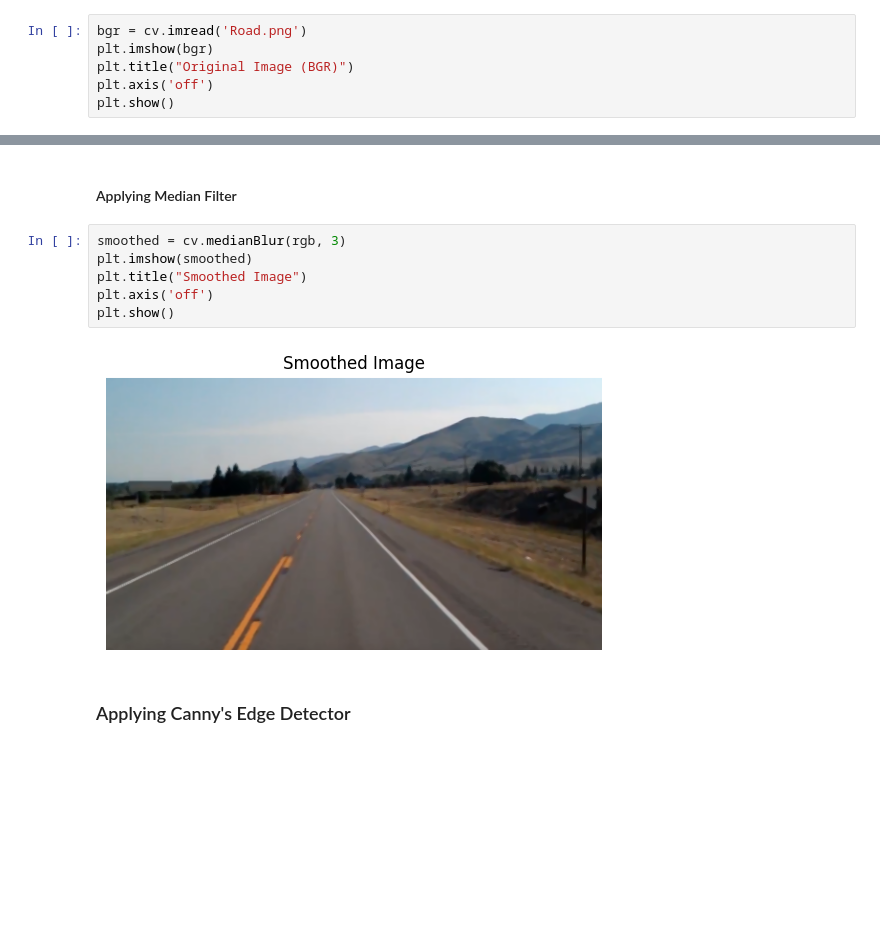
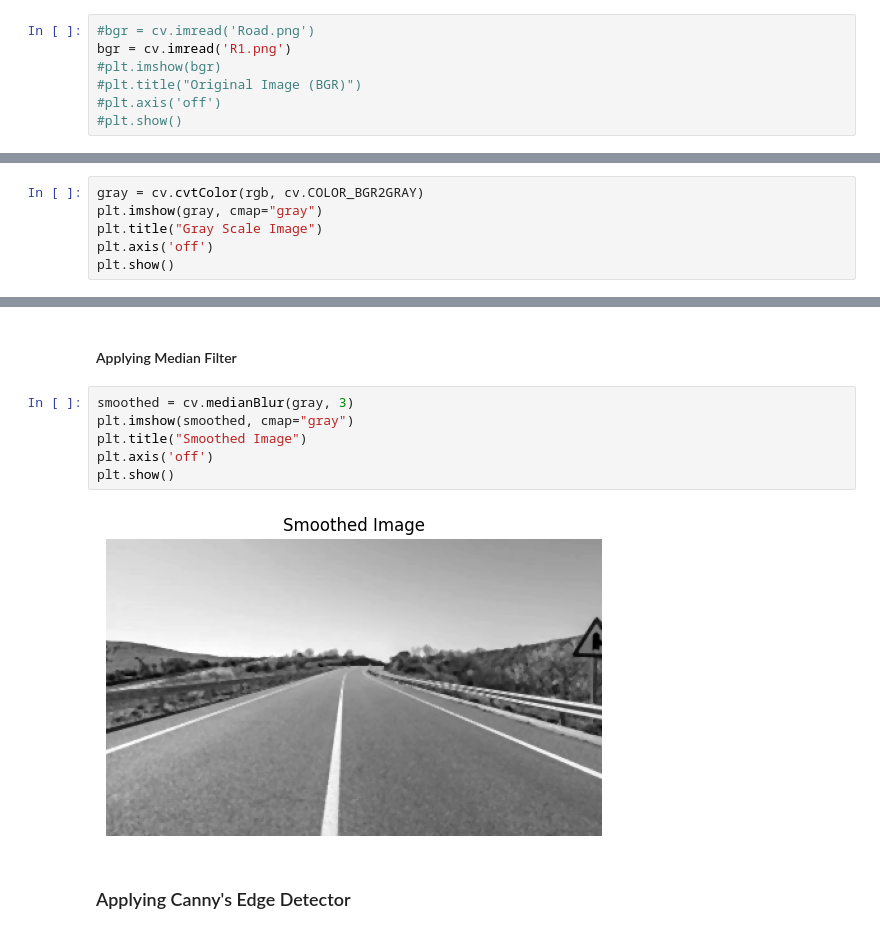
Before and after one commit to Amincsed26/Road-Lane-Detection-Using-Hough-Transform, a Jupyter notebook: lane-detection.ipynb, the cells around one changed output, grey strips where cells are left out. Cells and saved outputs as stored; diff of their text form; blank space fills up the shorter version.

```diff
--- a/lane-detection.ipynb
+++ b/lane-detection.ipynb
@@ -5,8 +5,9 @@ import numpy as np
 # %% [markdown]
 ### Reading Image
 # %%
-bgr = cv.imread('Road.png')
-plt.imshow(bgr)
-plt.title("Original Image (BGR)")
-plt.axis('off')
-plt.show()
+#bgr = cv.imread('Road.png')
+bgr = cv.imread('R1.png')
+#plt.imshow(bgr)
+#plt.title("Original Image (BGR)")
+#plt.axis('off')
+#plt.show()
@@ -24,0 +24,6 @@ plt.show()
+# %%
+gray = cv.cvtColor(rgb, cv.COLOR_BGR2GRAY)
+plt.imshow(gray, cmap="gray")
+plt.title("Gray Scale Image")
+plt.axis('off')
+plt.show()
@@ -25,13 +32,13 @@ plt.show()
 # %% [markdown]
 #### Applying Median Filter
 # %%
-smoothed = cv.medianBlur(rgb, 3)
-plt.imshow(smoothed)
+smoothed = cv.medianBlur(gray, 3)
+plt.imshow(smoothed, cmap="gray")
 plt.title("Smoothed Image")
 plt.axis('off')
 plt.show()
 # %% [output]
-[figure, old version]
+[figure, new version]
 # %% [markdown]
 ### Applying Canny's Edge Detector
 # %%
```
Also changed, not shown: parts of 10 cells of this notebook, 2 other files.
